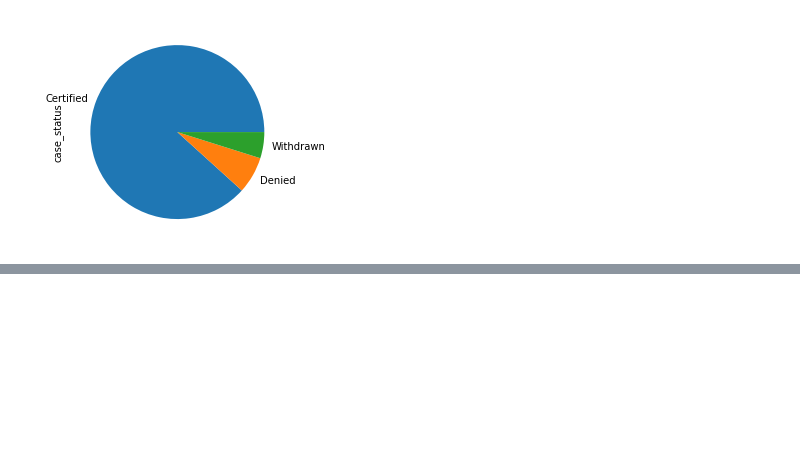
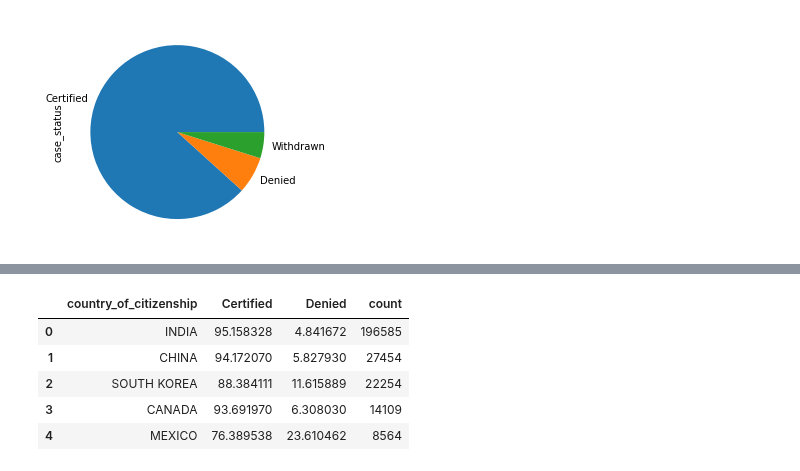
Before and after one commit to andy8001/python_visa, a Jupyter notebook: analysis/factorsInfluencingTheAcceptanceOfApplications.ipynb, the cells around one changed output, grey strips where cells are left out. Cells and saved outputs as stored; diff of their text form; code cells hidden in the pictures; blank space fills up the shorter version.

```diff
--- a/analysis/factorsInfluencingTheAcceptanceOfApplications.ipynb
+++ b/analysis/factorsInfluencingTheAcceptanceOfApplications.ipynb
@@ -55,0 +72,4 @@ visas_df["case_status"].value_counts().plot(kind='pie')
+# %%
+top20 = visas_df["country_of_citizenship"].value_counts().nlargest(20).reset_index()
+
+top20.columns = ['country_of_citizenship', 'count']
@@ -55,0 +85,2 @@ visas_df["case_status"].value_counts().plot(kind='pie')
+# %%
+df_top = visas_df.loc[visas_df['country_of_citizenship'].isin(top20.reset_index()['country_of_citizenship'])]
@@ -55,0 +103,14 @@ visas_df["case_status"].value_counts().plot(kind='pie')
+# %%
+df = s.merge(top20, left_on='country_of_citizenship', right_on='country_of_citizenship')
+df = df.sort_values(by=['count'], ascending=False).reset_index()
+
+df = df.drop(['index'], axis=1)
+#df = df.drop(['count'], axis=1)
+df.head()
+# %% [output]
+|  | country_of_citizenship | Certified | Denied | count |
+| 0 | INDIA | 95.158328 | 4.841672 | 196585 |
+| 1 | CHINA | 94.172070 | 5.827930 | 27454 |
+| 2 | SOUTH KOREA | 88.384111 | 11.615889 | 22254 |
+| 3 | CANADA | 93.691970 | 6.308030 | 14109 |
+| 4 | MEXICO | 76.389538 | 23.610462 | 8564 |
```
Also changed, not shown: parts of 12 cells of this notebook.
